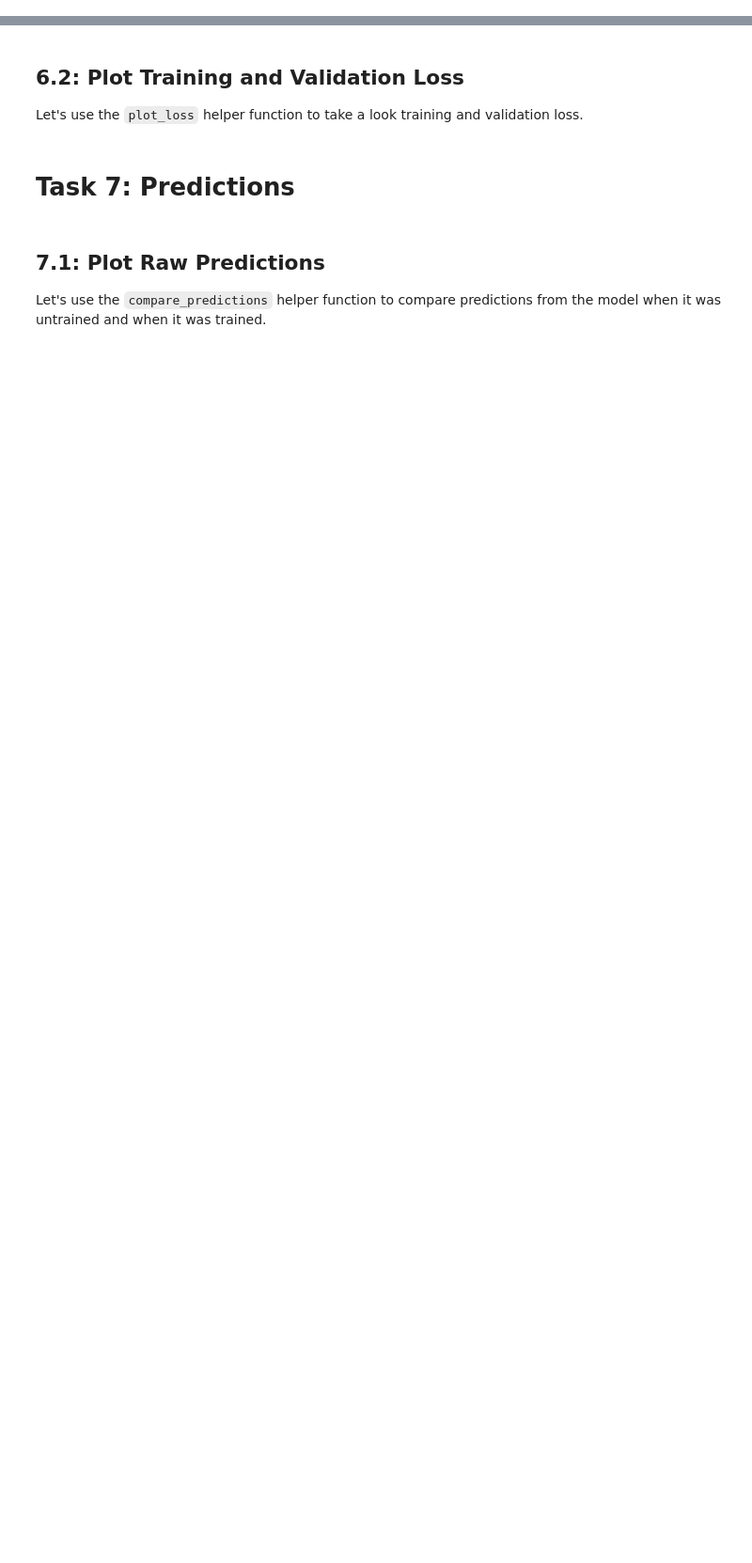
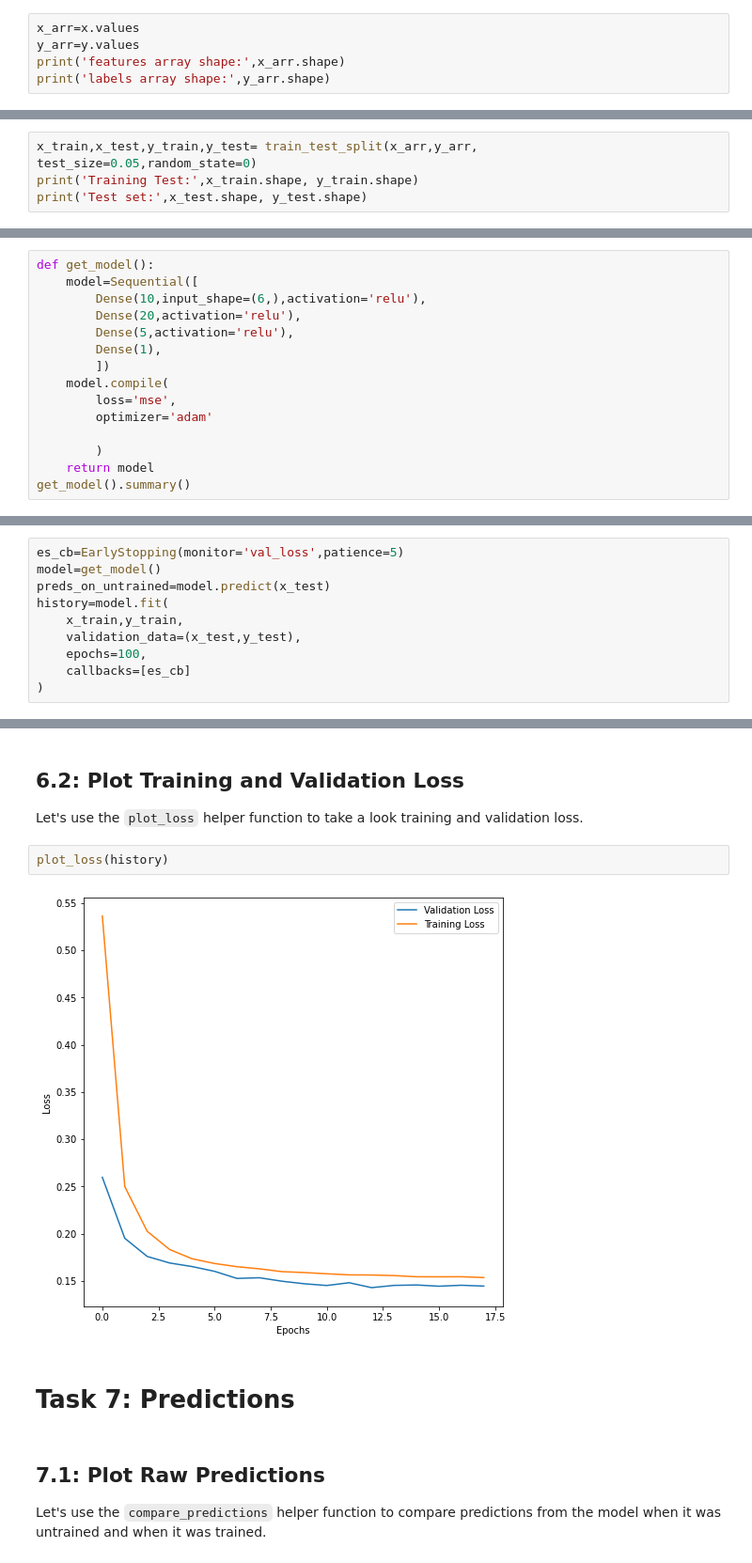
Before and after one commit to abinshahameer/Predicting-House-Prices-with-Regression-using-TensorFlow, a Jupyter notebook: TensorFlow Beginner - Predicting House Prices with Regression.ipynb, the cells around one changed output, grey strips where cells are left out. Shown: that part at 94% size. Cells and saved outputs as stored; diff of their text form; blank space fills up the shorter version.

```diff
--- a/TensorFlow Beginner - Predicting House Prices with Regression.ipynb
+++ b/TensorFlow Beginner - Predicting House Prices with Regression.ipynb
@@ -129,3 +129,8 @@ Name: price, dtype: float64
 ## 4.3: Feature and Label Values
 
 We will need to extract just the numeric values for the features and labels as the TensorFlow model will expect just numeric values as input.
+# %%
+x_arr=x.values
+y_arr=y.values
+print('features array shape:',x_arr.shape)
+print('labels array shape:',y_arr.shape)
@@ -135,0 +154,5 @@ We will keep some part of the data aside as a __test__ set. The model will not u
+# %%
+x_train,x_test,y_train,y_test= train_test_split(x_arr,y_arr,
+test_size=0.05,random_state=0)
+print('Training Test:',x_train.shape, y_train.shape)
+print('Test set:',x_test.shape, y_test.shape)
@@ -139,3 +165,18 @@ We will keep some part of the data aside as a __test__ set. The model will not u
 ## 5.1: Create the Model
 
 Let's write a function that returns an untrained model of a certain architecture.
+# %%
+def get_model():
+    model=Sequential([
+        Dense(10,input_shape=(6,),activation='relu'),
+        Dense(20,activation='relu'),
+        Dense(5,activation='relu'),
+        Dense(1),
+        ])
+    model.compile(
+        loss='mse',
+        optimizer='adam'
+
+        )
+    return model
+get_model().summary()
@@ -145,3 +203,13 @@ Let's write a function that returns an untrained model of a certain architecture
 ## 6.1: Model Training
 
 We can use an `EarlyStopping` callback from Keras to stop the model training if the validation loss stops decreasing for a few epochs.
+# %%
+es_cb=EarlyStopping(monitor='val_loss',patience=5)
+model=get_model()
+preds_on_untrained=model.predict(x_test)
+history=model.fit(
+    x_train,y_train,
+    validation_data=(x_test,y_test),
+    epochs=100,
+    callbacks=[es_cb]
+)
@@ -149,6 +235,10 @@ We can use an `EarlyStopping` callback from Keras to stop the model training if
 ## 6.2: Plot Training and Validation Loss
 
 Let's use the `plot_loss` helper function to take a look training and validation loss.
+# %%
+plot_loss(history)
+# %% [output]
+[figure, added]
 # %% [markdown]
 # Task 7: Predictions
 # %% [markdown]
```
Also changed, not shown: parts of 7 cells of this notebook.
